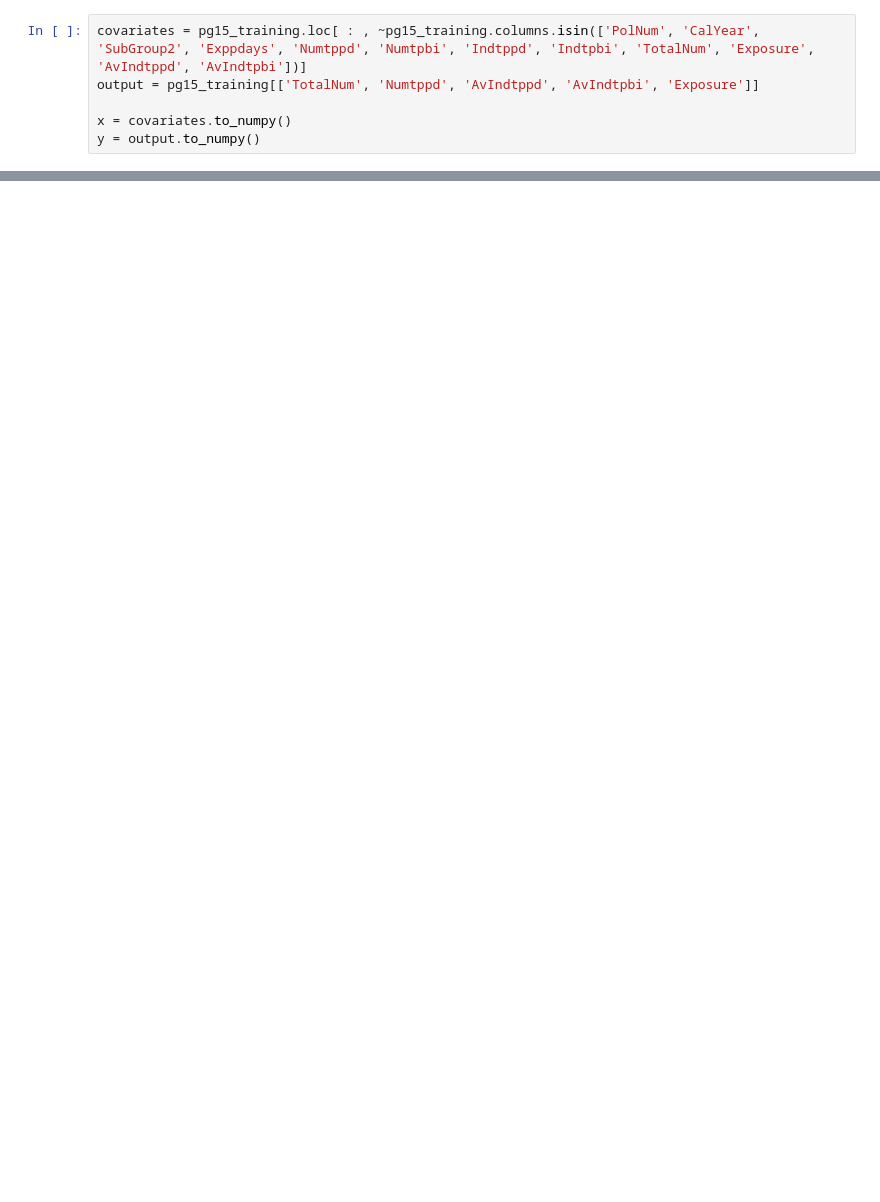
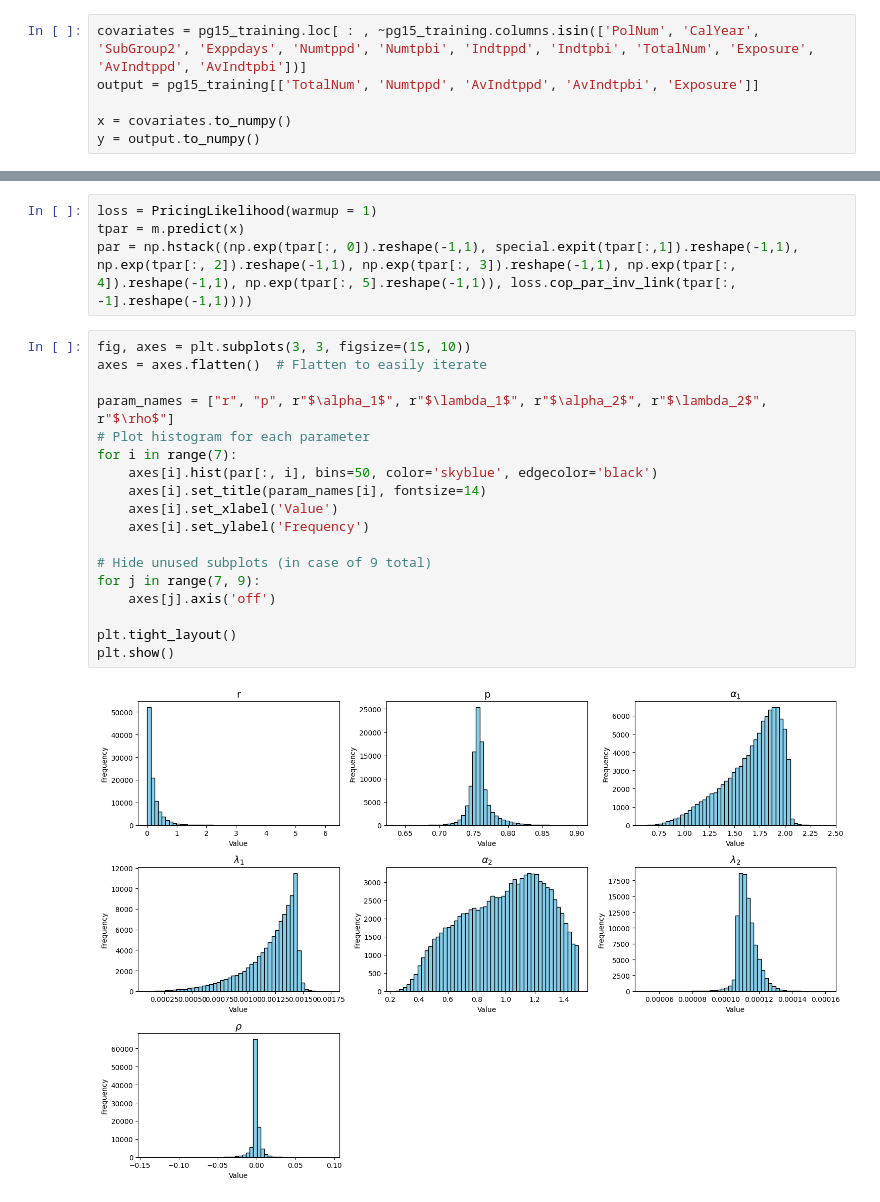
Before and after one commit to anthonyvankus/master-thesis-project, a Jupyter notebook: Examples/MultivariatePricing.ipynb, the cells around one changed output, grey strips where cells are left out. Saved outputs shown, nothing was run; the diff lists cells and outputs as text; blank space fills up the shorter version.

Commit message:
Working pricing loss and model trained on pg15 dataset

```diff
--- a/Examples/MultivariatePricing.ipynb
+++ b/Examples/MultivariatePricing.ipynb
@@ -66,0 +125,24 @@ m = MBT(n_boosts = 10, learning_rate = 0.3, loss_type = "pricing", refit = False
+# %%
+loss = PricingLikelihood(warmup = 1)
+tpar = m.predict(x)
+par = np.hstack((np.exp(tpar[:, 0]).reshape(-1,1), special.expit(tpar[:,1]).reshape(-1,1), np.exp(tpar[:, 2]).reshape(-1,1), np.exp(tpar[:, 3]).reshape(-1,1), np.exp(tpar[:, 4]).reshape(-1,1), np.exp(tpar[:, 5].reshape(-1,1)), loss.cop_par_inv_link(tpar[:, -1].reshape(-1,1))))
+# %%
+fig, axes = plt.subplots(3, 3, figsize=(15, 10))
+axes = axes.flatten()  # Flatten to easily iterate
+
+param_names = ["r", "p", r"$\alpha_1$", r"$\lambda_1$", r"$\alpha_2$", r"$\lambda_2$", r"$\rho$"]
+# Plot histogram for each parameter
+for i in range(7):
+    axes[i].hist(par[:, i], bins=50, color='skyblue', edgecolor='black')
+    axes[i].set_title(param_names[i], fontsize=14)
+    axes[i].set_xlabel('Value')
+    axes[i].set_ylabel('Frequency')
+
+# Hide unused subplots (in case of 9 total)
+for j in range(7, 9):
+    axes[j].axis('off')
+
+plt.tight_layout()
+plt.show()
+# %% [output]
+[figure, added]
```
Also changed, not shown: parts of 6 cells of this notebook, 1 other file.
